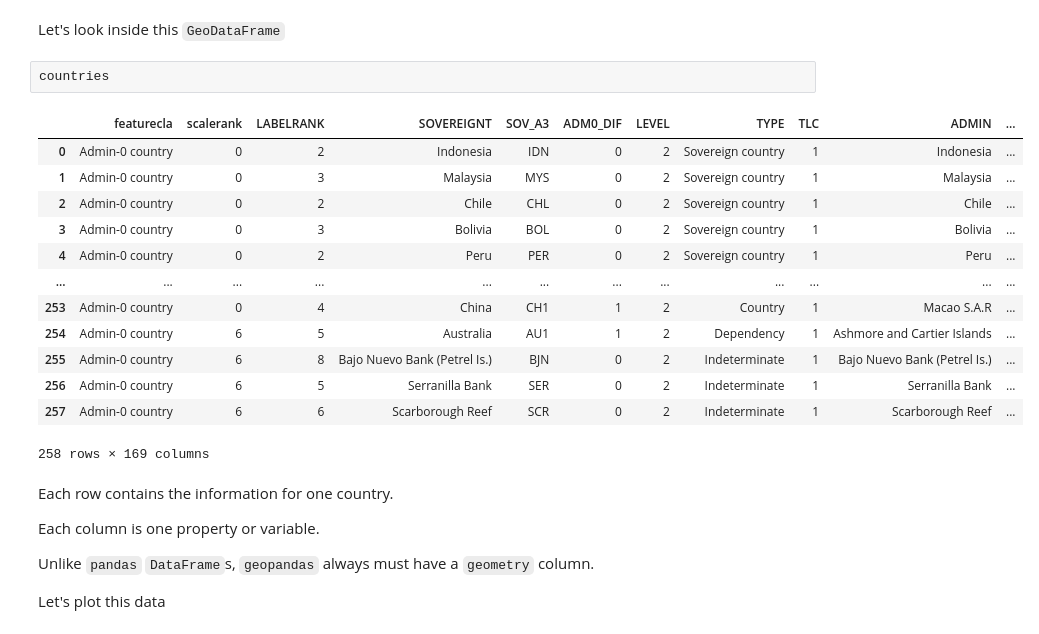
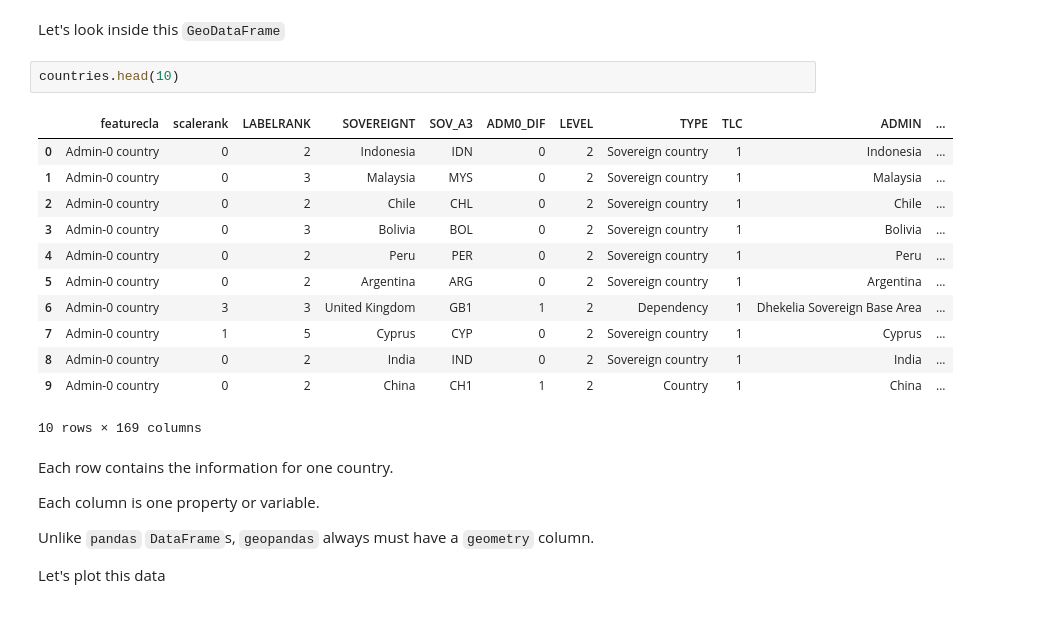
Before and after one commit to SMU-Econ-Growth/EconGrowthUG-Notebooks, a Jupyter notebook: GIS-with-Python.ipynb, the cells around one changed output. Cells and saved outputs as stored; diff of their text form.

```diff
--- a/GIS-with-Python.ipynb
+++ b/GIS-with-Python.ipynb
@@ -92,21 +92,20 @@ countries = gp.read_file(io.BytesIO(r.content))
 # %% [markdown]
 Let's look inside this ``GeoDataFrame``
 # %%
-countries
+countries.head(10)
 # %% [output]
 |  | featurecla | scalerank | LABELRANK | SOVEREIGNT | SOV_A3 | ADM0_DIF | LEVEL | TYPE | TLC | ADMIN | ... |
 | 0 | Admin-0 country | 0 | 2 | Indonesia | IDN | 0 | 2 | Sovereign country | 1 | Indonesia | ... |
 | 1 | Admin-0 country | 0 | 3 | Malaysia | MYS | 0 | 2 | Sovereign country | 1 | Malaysia | ... |
 | 2 | Admin-0 country | 0 | 2 | Chile | CHL | 0 | 2 | Sovereign country | 1 | Chile | ... |
 | 3 | Admin-0 country | 0 | 3 | Bolivia | BOL | 0 | 2 | Sovereign country | 1 | Bolivia | ... |
 | 4 | Admin-0 country | 0 | 2 | Peru | PER | 0 | 2 | Sovereign country | 1 | Peru | ... |
-| ... | ... | ... | ... | ... | ... | ... | ... | ... | ... | ... | ... |
-| 253 | Admin-0 country | 0 | 4 | China | CH1 | 1 | 2 | Country | 1 | Macao S.A.R | ... |
-| 254 | Admin-0 country | 6 | 5 | Australia | AU1 | 1 | 2 | Dependency | 1 | Ashmore and Cartier Islands | ... |
-| 255 | Admin-0 country | 6 | 8 | Bajo Nuevo Bank (Petrel Is.) | BJN | 0 | 2 | Indeterminate | 1 | Bajo Nuevo Bank (Petrel Is.) | ... |
-| 256 | Admin-0 country | 6 | 5 | Serranilla Bank | SER | 0 | 2 | Indeterminate | 1 | Serranilla Bank | ... |
-| 257 | Admin-0 country | 6 | 6 | Scarborough Reef | SCR | 0 | 2 | Indeterminate | 1 | Scarborough Reef | ... |
+| 5 | Admin-0 country | 0 | 2 | Argentina | ARG | 0 | 2 | Sovereign country | 1 | Argentina | ... |
+| 6 | Admin-0 country | 3 | 3 | United Kingdom | GB1 | 1 | 2 | Dependency | 1 | Dhekelia Sovereign Base Area | ... |
+| 7 | Admin-0 country | 1 | 5 | Cyprus | CYP | 0 | 2 | Sovereign country | 1 | Cyprus | ... |
+| 8 | Admin-0 country | 0 | 2 | India | IND | 0 | 2 | Sovereign country | 1 | India | ... |
+| 9 | Admin-0 country | 0 | 2 | China | CH1 | 1 | 2 | Country | 1 | China | ... |
-258 rows × 169 columns
+10 rows × 169 columns
 # %% [markdown]
 Each row contains the information for one country.
 
```
Also changed, not shown: parts of 55 cells of this notebook, 21 other files.
